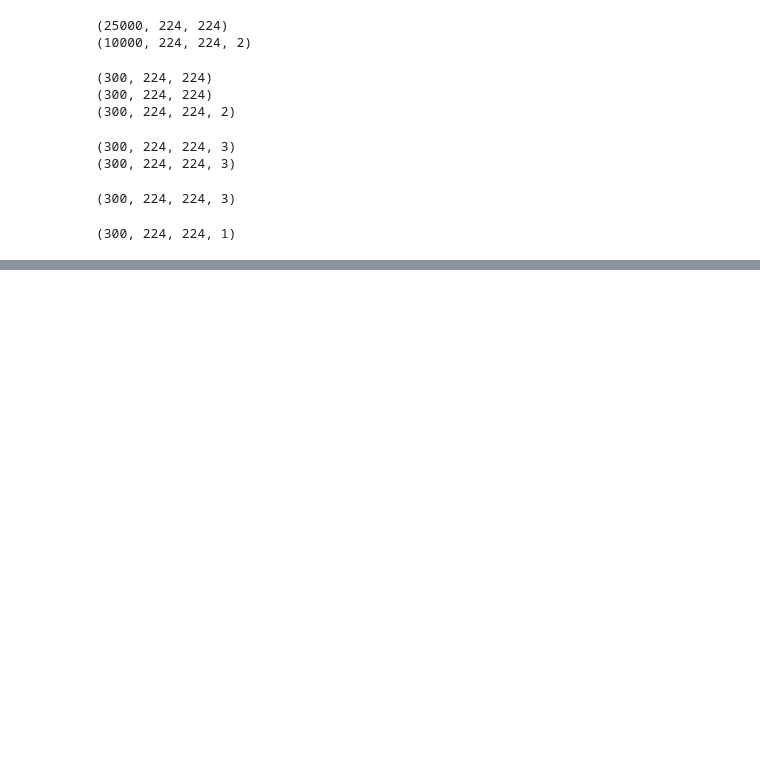
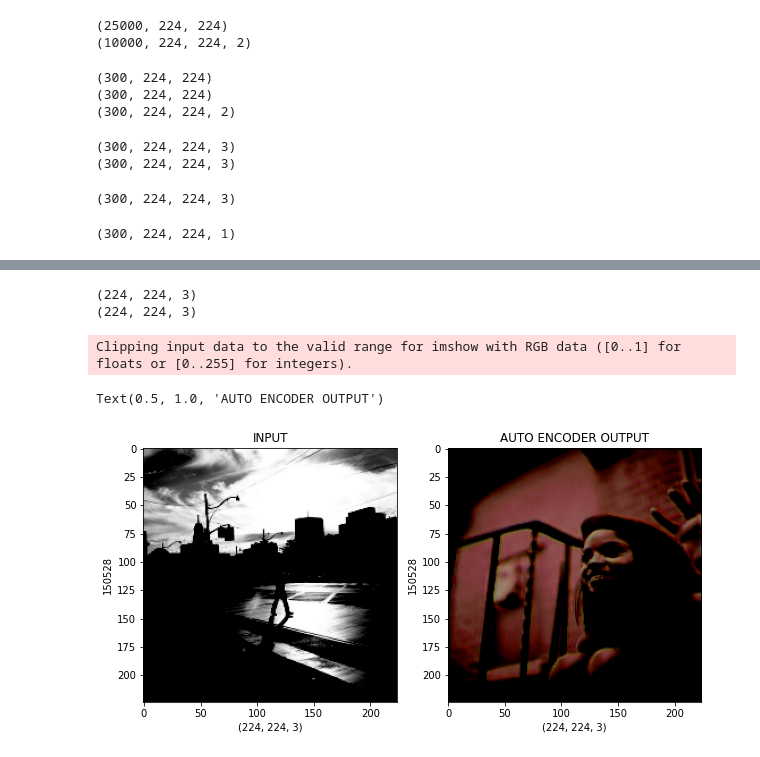
Before and after one commit to dit21dsc/Image-coloring, a Jupyter notebook: Main.ipynb, the cells around one changed output, grey strips where cells are left out. Drawn from its saved outputs; the diff is of its cells as text; code cells hidden in the pictures; blank space fills up the shorter version.

```diff
--- a/Main.ipynb
+++ b/Main.ipynb
@@ -183,9 +189,12 @@ Epoch 8/25
 # %%
 #PREDICTION
 
-Prediction_IMG = Auto_Encoder.predict(Input_Images[:30])
+Prediction_IMG = Auto_Encoder.predict(Input_Images[30:50])
 
-Prediction_Non_Seen = Auto_Encoder.predict(Non_Seen_Input[:30])
+Prediction_Non_Seen = Auto_Encoder.predict(Non_Seen_Input[30:50])
 
-print(Prediction_IMG[20].shape)
-print(Prediction_Non_Seen[20].shape)
+print(Prediction_IMG[15].shape)
+print(Prediction_Non_Seen[15].shape)
+# %% [output]
+(224, 224, 3)
+(224, 224, 3)
@@ -198,13 +201,22 @@ Predict_Image_AE = Prediction_IMG[prediction_img_number]
 # %%
+figure,axis = plt.subplots(1,2,figsize=(10,10))
+prediction_img_number = 10
+
+Original_Img = Input_Images[prediction_img_number]
+Predict_Image_AE = Prediction_IMG[prediction_img_number]
 axis[0].imshow(Original_Img)
 axis[0].set_xlabel(Original_Img.shape)
 axis[0].set_ylabel(Original_Img.size)
 axis[0].set_title("INPUT")
 axis[1].imshow(Predict_Image_AE)
 axis[1].set_xlabel(Predict_Image_AE.shape)
 axis[1].set_ylabel(Predict_Image_AE.size)
 axis[1].set_title("AUTO ENCODER OUTPUT")
 
-Text(0.5, 1.0, 'AUTO ENCODER OUTPUT')
+#Text(0.5, 1.0, 'AUTO ENCODER OUTPUT')
+# %% [output]
+Clipping input data to the valid range for imshow with RGB data ([0..1] for floats or [0..255] for integers).
+Text(0.5, 1.0, 'AUTO ENCODER OUTPUT')
+[figure, added]
 # %%
 figure,axis = plt.subplots(1,2,figsize=(10,10))
```
Also changed, not shown: parts of 8 cells of this notebook.
